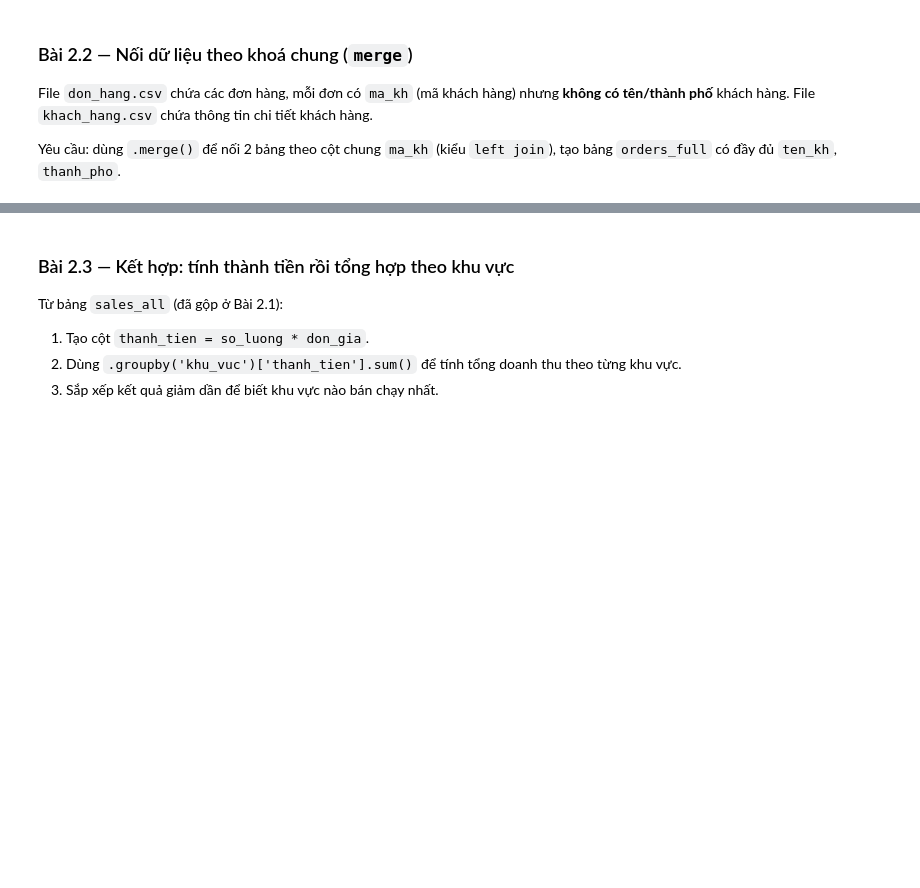
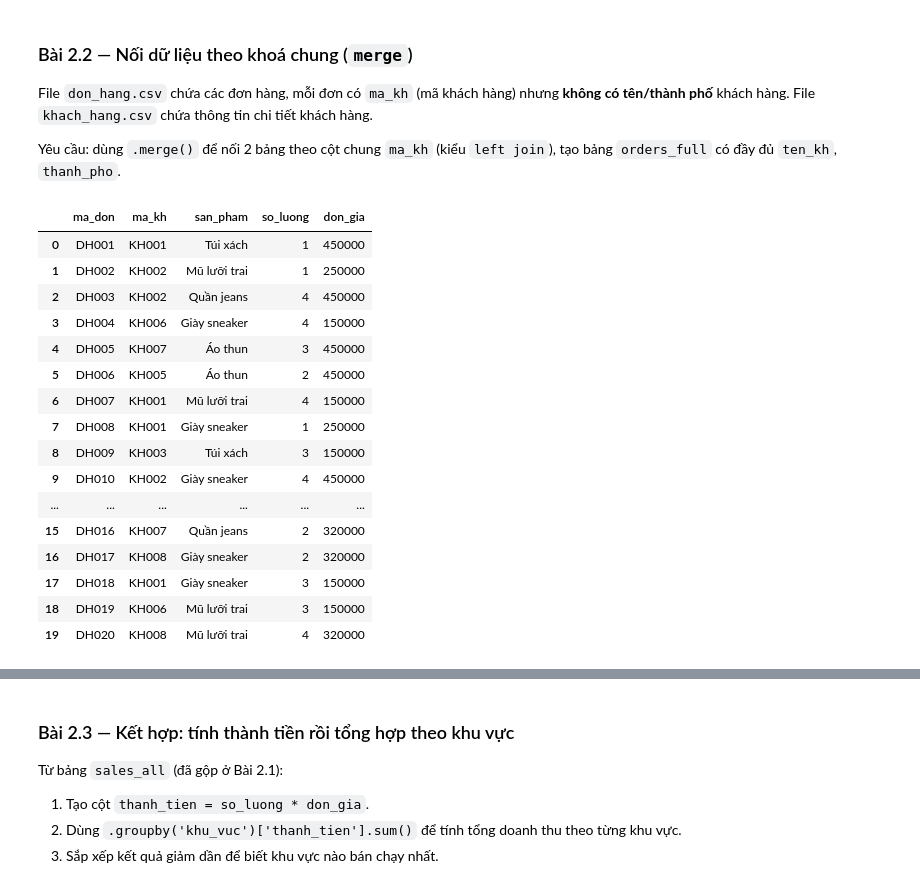
Before and after one commit to HuyBlaBlo/Data_analyst, a Jupyter notebook: TH1/Prac-01/Prac-01/ReadFile.ipynb, the cells around one changed output, grey strips where cells are left out. Cells and saved outputs as stored; diff of their text form; code cells hidden in the pictures; blank space fills up the shorter version.

Commit message:
feat: complete ReadFile

```diff
--- a/TH1/Prac-01/Prac-01/ReadFile.ipynb
+++ b/TH1/Prac-01/Prac-01/ReadFile.ipynb
@@ -178,6 +184,28 @@ File `don_hang.csv` chứa các đơn hàng, mỗi đơn có `ma_kh` (mã khách
 File `khach_hang.csv` chứa thông tin chi tiết khách hàng.
 
 Yêu cầu: dùng `.merge()` để nối 2 bảng theo cột chung `ma_kh` (kiểu `left join`), tạo bảng `orders_full` có đầy đủ `ten_kh`, `thanh_pho`.
+# %%
+orders = pd.read_csv('data/don_hang.csv')
+customers = pd.read_csv('data/khach_hang.csv')
+orders
+# %% [output]
+|  | ma_don | ma_kh | san_pham | so_luong | don_gia |
+| 0 | DH001 | KH001 | Túi xách | 1 | 450000 |
+| 1 | DH002 | KH002 | Mũ lưỡi trai | 1 | 250000 |
+| 2 | DH003 | KH002 | Quần jeans | 4 | 450000 |
+| 3 | DH004 | KH006 | Giày sneaker | 4 | 150000 |
+| 4 | DH005 | KH007 | Áo thun | 3 | 450000 |
+| 5 | DH006 | KH005 | Áo thun | 2 | 450000 |
+| 6 | DH007 | KH001 | Mũ lưỡi trai | 4 | 150000 |
+| 7 | DH008 | KH001 | Giày sneaker | 1 | 250000 |
+| 8 | DH009 | KH003 | Túi xách | 3 | 150000 |
+| 9 | DH010 | KH002 | Giày sneaker | 4 | 450000 |
+| ... | ... | ... | ... | ... | ... |
+| 15 | DH016 | KH007 | Quần jeans | 2 | 320000 |
+| 16 | DH017 | KH008 | Giày sneaker | 2 | 320000 |
+| 17 | DH018 | KH001 | Giày sneaker | 3 | 150000 |
+| 18 | DH019 | KH006 | Mũ lưỡi trai | 3 | 150000 |
+| 19 | DH020 | KH008 | Mũ lưỡi trai | 4 | 320000 |
 # %%
 orders = pd.read_csv('data/don_hang.csv')
 customers = pd.read_csv('data/khach_hang.csv')
```
Also changed, not shown: parts of 6 cells of this notebook.
